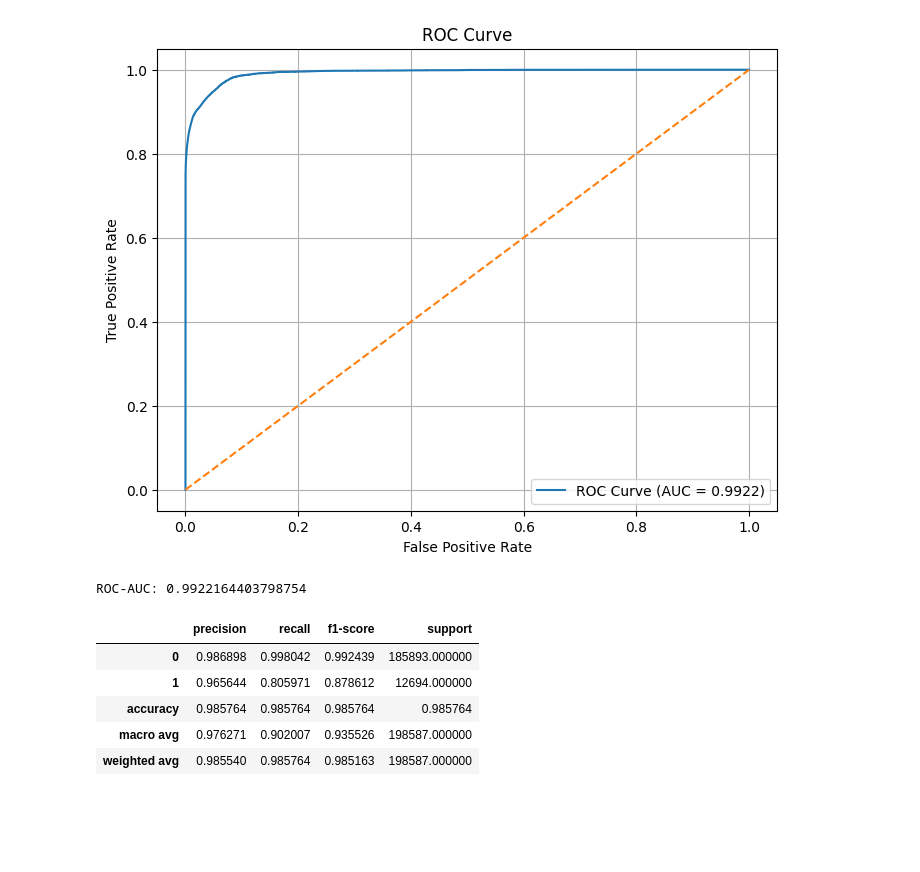
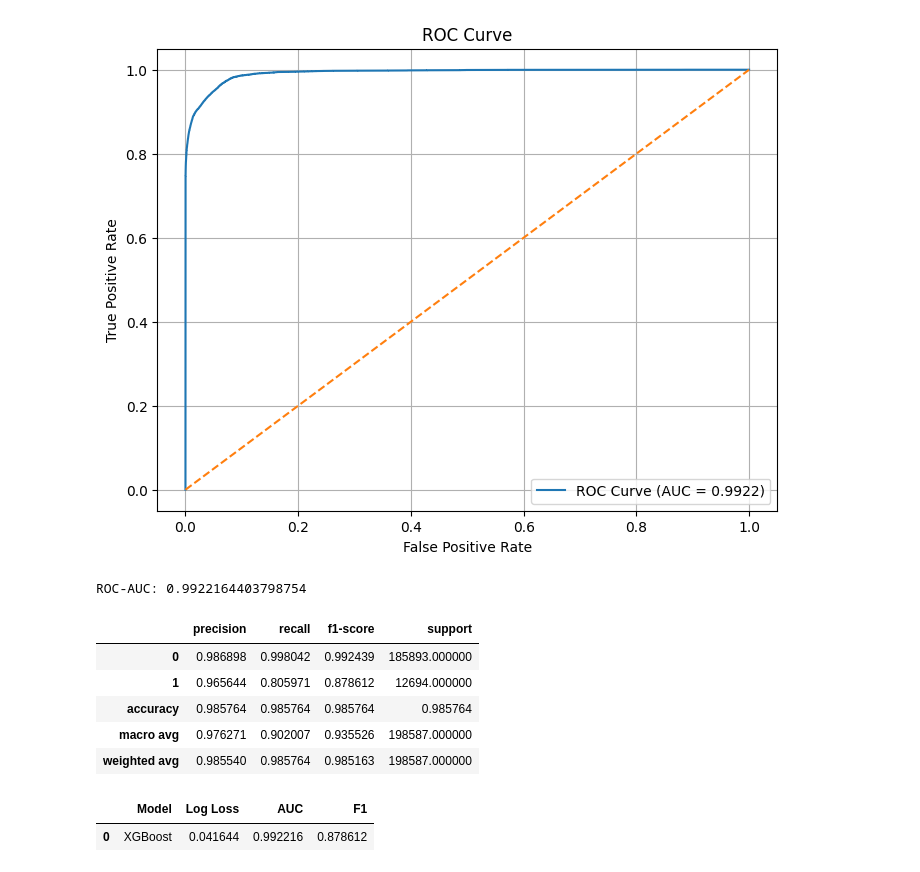
Before and after one commit to SKNETWORKS-FAMILY-AICAMP/SKN31-2nd-4Team, a Jupyter notebook: xgboost.ipynb, the cells around one changed output. Drawn from its saved outputs; the diff is of its cells as text; code cells hidden in the pictures; blank space fills up the shorter version.

Commit message:
xgboost 모델 머지

```diff
--- a/xgboost.ipynb
+++ b/xgboost.ipynb
@@ -300,3 +300,33 @@ result.to_csv(
     index=False,
     encoding="utf-8-sig"
 )
+# %%
+import pandas as pd
+import os
+from sklearn.metrics import log_loss, roc_auc_score, f1_score
+
+# 성능 계산
+logloss = log_loss(y_val, pred_proba)
+auc = roc_auc_score(y_val, pred_proba)
+f1 = f1_score(y_val, pred)
+
+# 한 줄 생성
+result = pd.DataFrame({
+    "Model":    ["XGBoost"],
+    "Log Loss": [logloss],
+    "AUC":      [auc],
+    "F1":       [f1],
+})
+
+# 저장
+save_path = "results/model_performance.csv"
+
+if os.path.exists(save_path):
+    result.to_csv(save_path, mode='a', header=False, index=False, encoding="utf-8-sig")
+else:
+    result.to_csv(save_path, mode='w', header=True, index=False, encoding="utf-8-sig")
+
+result
+# %% [output]
+|  | Model | Log Loss | AUC | F1 |
+| 0 | XGBoost | 0.041644 | 0.992216 | 0.878612 |
```
Also changed, not shown: 1 other file.
